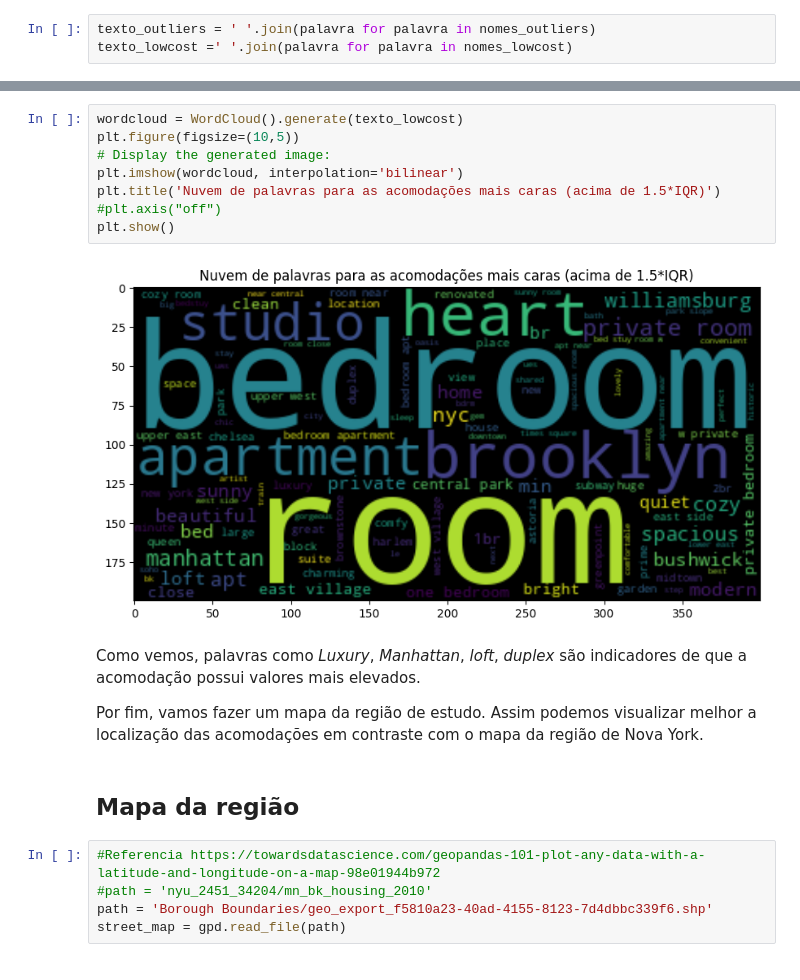
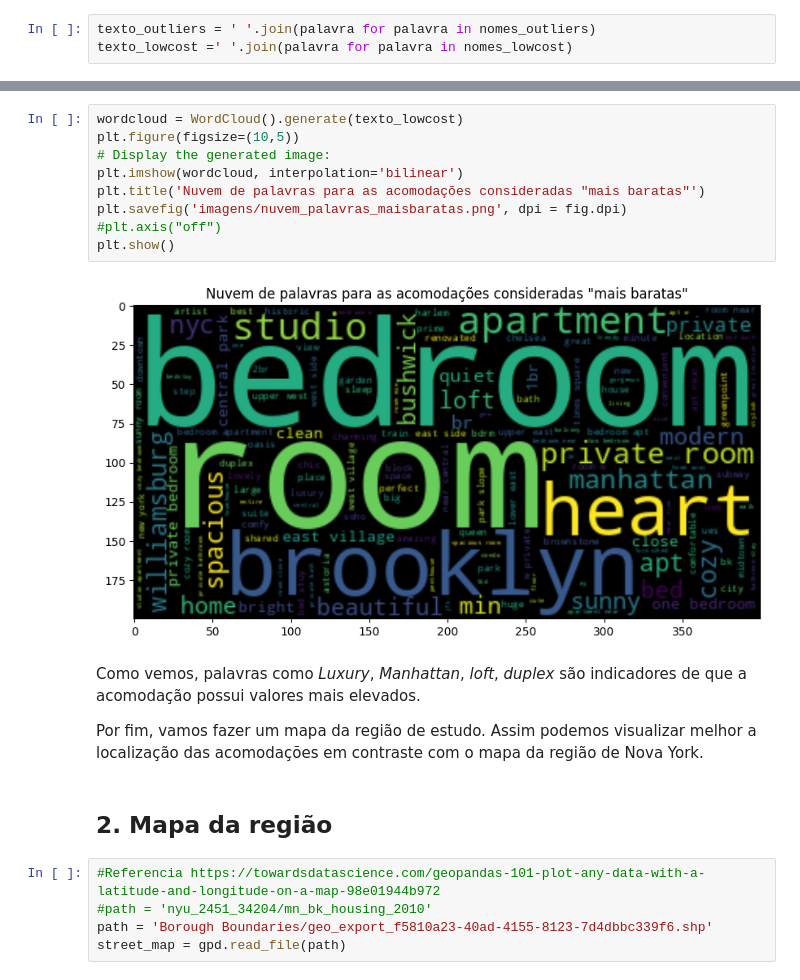
Before and after one commit to MarcioConstancio/LightHouse_CientistaDeDados, a Jupyter notebook: EDA.ipynb, the cells around one changed output, grey strips where cells are left out. Saved outputs shown, nothing was run; the diff lists cells and outputs as text.

```diff
--- a/EDA.ipynb
+++ b/EDA.ipynb
@@ -584,19 +642,20 @@ plt.show()
 # %%
 wordcloud = WordCloud().generate(texto_lowcost)
 plt.figure(figsize=(10,5))
 # Display the generated image:
 plt.imshow(wordcloud, interpolation='bilinear')
-plt.title('Nuvem de palavras para as acomodações mais caras (acima de 1.5*IQR)')
+plt.title('Nuvem de palavras para as acomodações consideradas "mais baratas"')
+plt.savefig('imagens/nuvem_palavras_maisbaratas.png', dpi = fig.dpi)
 #plt.axis("off")
 plt.show()
 # %% [output]
-[figure, old version]
+[figure, new version]
 # %% [markdown]
 Como vemos, palavras como _Luxury_, _Manhattan_, _loft_, _duplex_ são indicadores de que a acomodação possui valores mais elevados.
 
 Por fim, vamos fazer um mapa da região de estudo. Assim podemos visualizar melhor a localização das acomodações em contraste com o mapa da região de Nova York.
 # %% [markdown]
-## Mapa da região
+## 2. Mapa da região
 # %%
 #Referencia https://towardsdatascience.com/geopandas-101-plot-any-data-with-a-latitude-and-longitude-on-a-map-98e01944b972
 #path = 'nyu_2451_34204/mn_bk_housing_2010'
```
Also changed, not shown: parts of 7 cells of this notebook, 7 other files.
